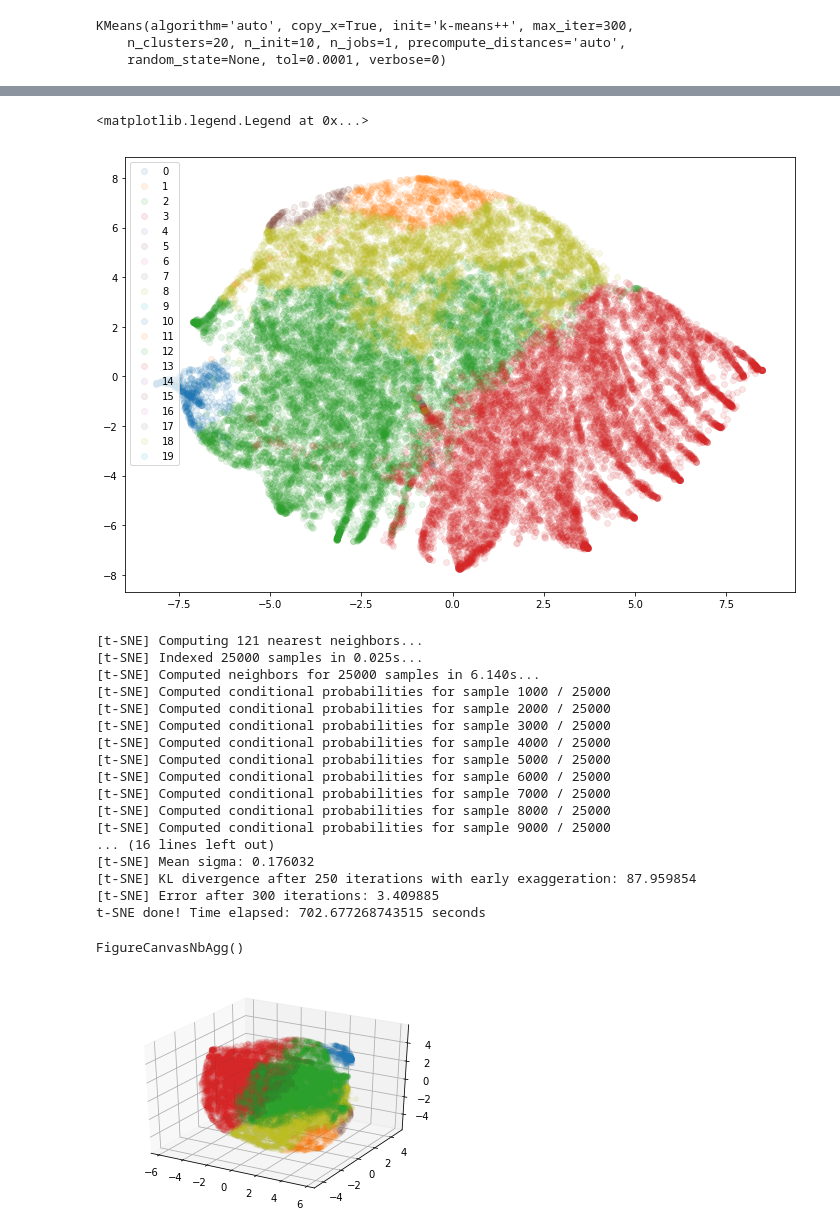
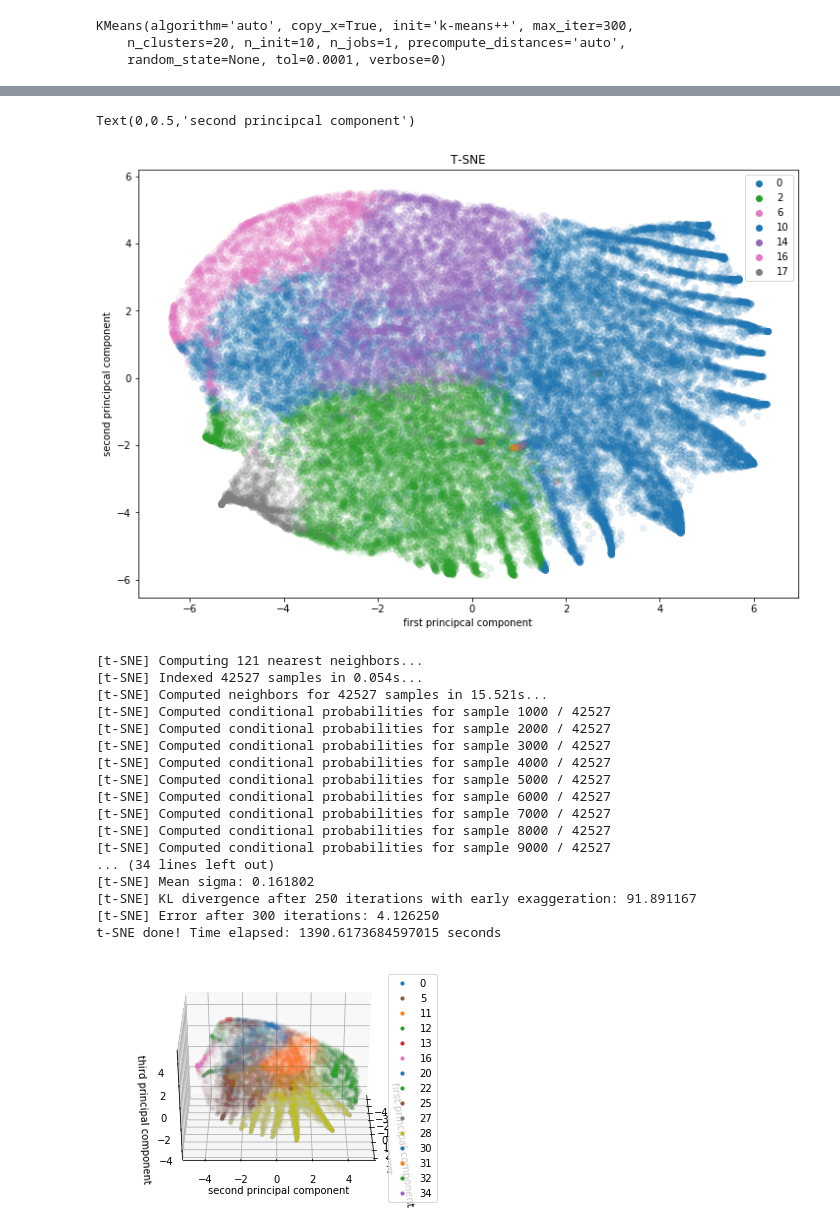
Before and after one commit to willprice221/ethereum_clustering, a Jupyter notebook: kmeans.ipynb, the cells around one changed output, grey strips where cells are left out. Drawn from its saved outputs; the diff is of its cells as text; code cells hidden in the pictures.

```diff
--- a/kmeans.ipynb
+++ b/kmeans.ipynb
@@ -62,7 +62,7 @@ plt.show()
 # %%
 #scoring metric?
 from sklearn.metrics import calinski_harabaz_score as ch_score
-clusters = [4,6,8,10,12,15,20,25, 40, 60]
+clusters = [15,20,25,30,35, 40,45, 60]
 scores = []
 inertias = []
 for c in clusters:
@@ -194,17 +177,22 @@ t-SNE done! Time elapsed: 167.43371868133545 seconds
 plt.figure(figsize=(12,8))
 for c in np.unique(cl.labels_):
     mask = cl.labels_==c
-    plt.scatter(tsne_results[mask][:,0], tsne_results[mask][:,1], alpha=.1,label=c)
-plt.legend()
+    if np.sum(mask) <50:
+        lbl = '_nolegend_'
+    else:
+        lbl = c
+    plt.scatter(tsne_results[mask][:,0], tsne_results[mask][:,1], alpha=.1,label=lbl)
+leg = plt.legend()
+for lh in leg.legendHandles:
+    lh.set_alpha(1)
+plt.title('T-SNE')
+plt.xlabel('first principcal component')
+plt.ylabel('second principcal component')
 # %% [output]
-<matplotlib.legend.Legend at 0x...>
+Text(0,0.5,'second principcal component')
-[figure, old version]
+[figure, new version]
 # %%
 #3d
-import time
-from sklearn.manifold import TSNE
-n_sne = 7000
-
 time_start = time.time()
 tsne = TSNE(n_components=3, verbose=1, perplexity=40, n_iter=300)
 tsne_results = tsne.fit_transform(results)
@@ -212,19 +200,19 @@ tsne_results = tsne.fit_transform(results)
 print('t-SNE done! Time elapsed: {} seconds'.format(time.time()-time_start))
 # %% [output]
 [t-SNE] Computing 121 nearest neighbors...
-[t-SNE] Indexed 25000 samples in 0.025s...
-[t-SNE] Computed neighbors for 25000 samples in 6.140s...
-[t-SNE] Computed conditional probabilities for sample 1000 / 25000
-[t-SNE] Computed conditional probabilities for sample 2000 / 25000
-[t-SNE] Computed conditional probabilities for sample 3000 / 25000
-[t-SNE] Computed conditional probabilities for sample 4000 / 25000
-[t-SNE] Computed conditional probabilities for sample 5000 / 25000
-[t-SNE] Computed conditional probabilities for sample 6000 / 25000
-[t-SNE] Computed conditional probabilities for sample 7000 / 25000
-[t-SNE] Computed conditional probabilities for sample 8000 / 25000
-[t-SNE] Computed conditional probabilities for sample 9000 / 25000
-... (16 lines left out)
-[t-SNE] Mean sigma: 0.176032
-[t-SNE] KL divergence after 250 iterations with early exaggeration: 87.959854
-[t-SNE] Error after 300 iterations: 3.409885
-t-SNE done! Time elapsed: 702.677268743515 seconds
+[t-SNE] Indexed 42527 samples in 0.054s...
+[t-SNE] Computed neighbors for 42527 samples in 15.521s...
+[t-SNE] Computed conditional probabilities for sample 1000 / 42527
+[t-SNE] Computed conditional probabilities for sample 2000 / 42527
+[t-SNE] Computed conditional probabilities for sample 3000 / 42527
+[t-SNE] Computed conditional probabilities for sample 4000 / 42527
+[t-SNE] Computed conditional probabilities for sample 5000 / 42527
+[t-SNE] Computed conditional probabilities for sample 6000 / 42527
+[t-SNE] Computed conditional probabilities for sample 7000 / 42527
+[t-SNE] Computed conditional probabilities for sample 8000 / 42527
+[t-SNE] Computed conditional probabilities for sample 9000 / 42527
+... (34 lines left out)
+[t-SNE] Mean sigma: 0.161802
+[t-SNE] KL divergence after 250 iterations with early exaggeration: 91.891167
+[t-SNE] Error after 300 iterations: 4.126250
+t-SNE done! Time elapsed: 1390.6173684597015 seconds
@@ -233,13 +219,24 @@ t-SNE done! Time elapsed: 702.677268743515 seconds
 # %%
 
 fig = plt.figure()
 ax = fig.add_subplot(111, projection='3d')
 for c in np.unique(cl.labels_):
     mask = cl.labels_==c
-    ax.scatter(tsne_results[mask][:,0], tsne_results[mask][:,1], tsne_results[mask][:,2], alpha=.05,label=c)
+    if np.sum(mask) <50:
+        lbl = '_nolegend_'
+    else:
+        lbl = c
+    ax.scatter(tsne_results[mask][:,0], tsne_results[mask][:,1], tsne_results[mask][:,2], s=10, alpha=.01,label=lbl)
+leg = plt.legend()
+for lh in leg.legendHandles:
+    lh.set_alpha(1)
+ax.set_xlabel('first principal component')
+ax.set_ylabel('second principal component')
+ax.set_zlabel('third principal component')
+ax.view_init(elev=30, azim=0)
+plt.show()
 # %% [output]
-FigureCanvasNbAgg()
-[figure, old version]
+[figure, new version]
 # %%
 
 plt.scatter(newresults[:,0],newresults[:,1],c=labels)
```
Also changed, not shown: parts of 22 cells of this notebook.
